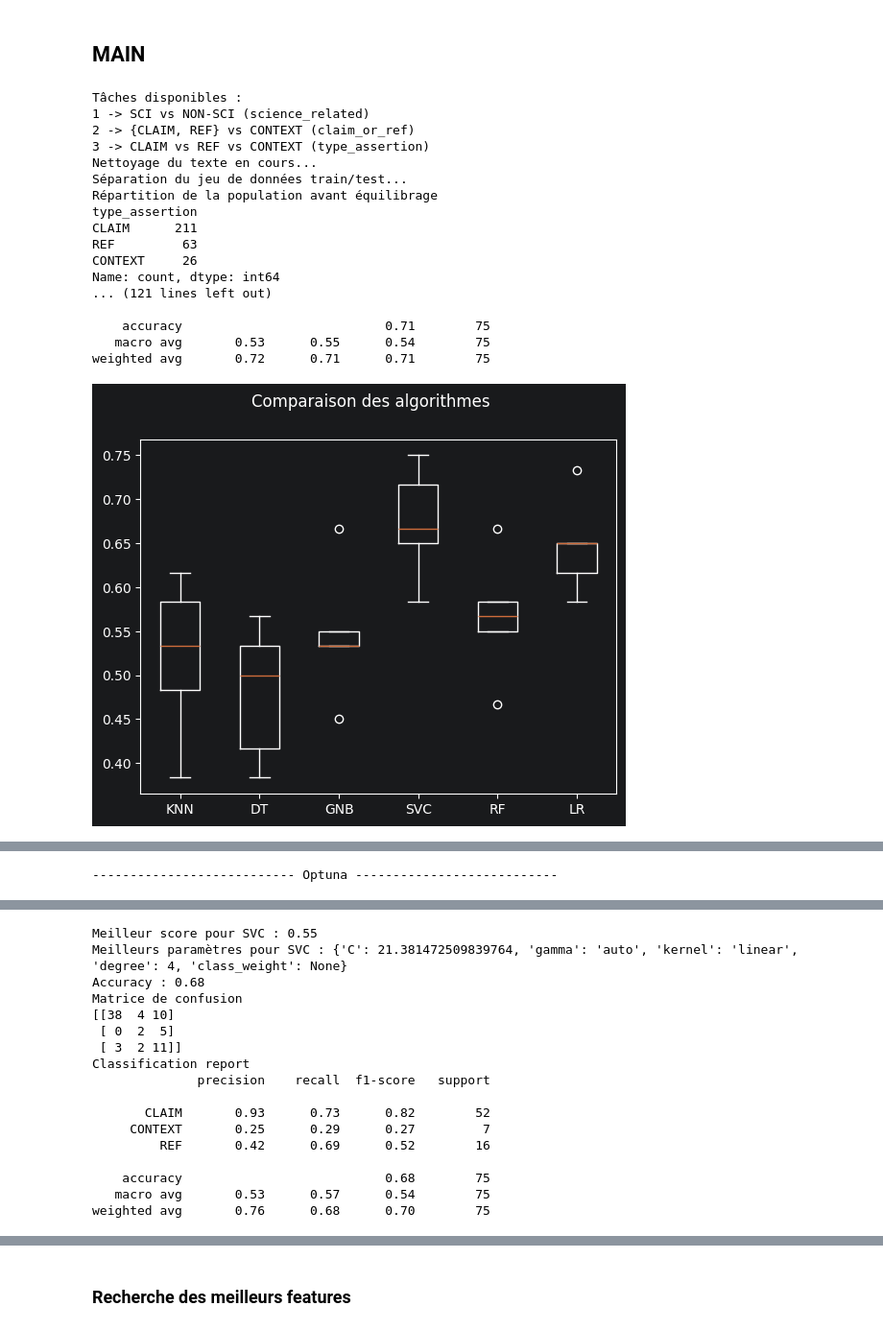
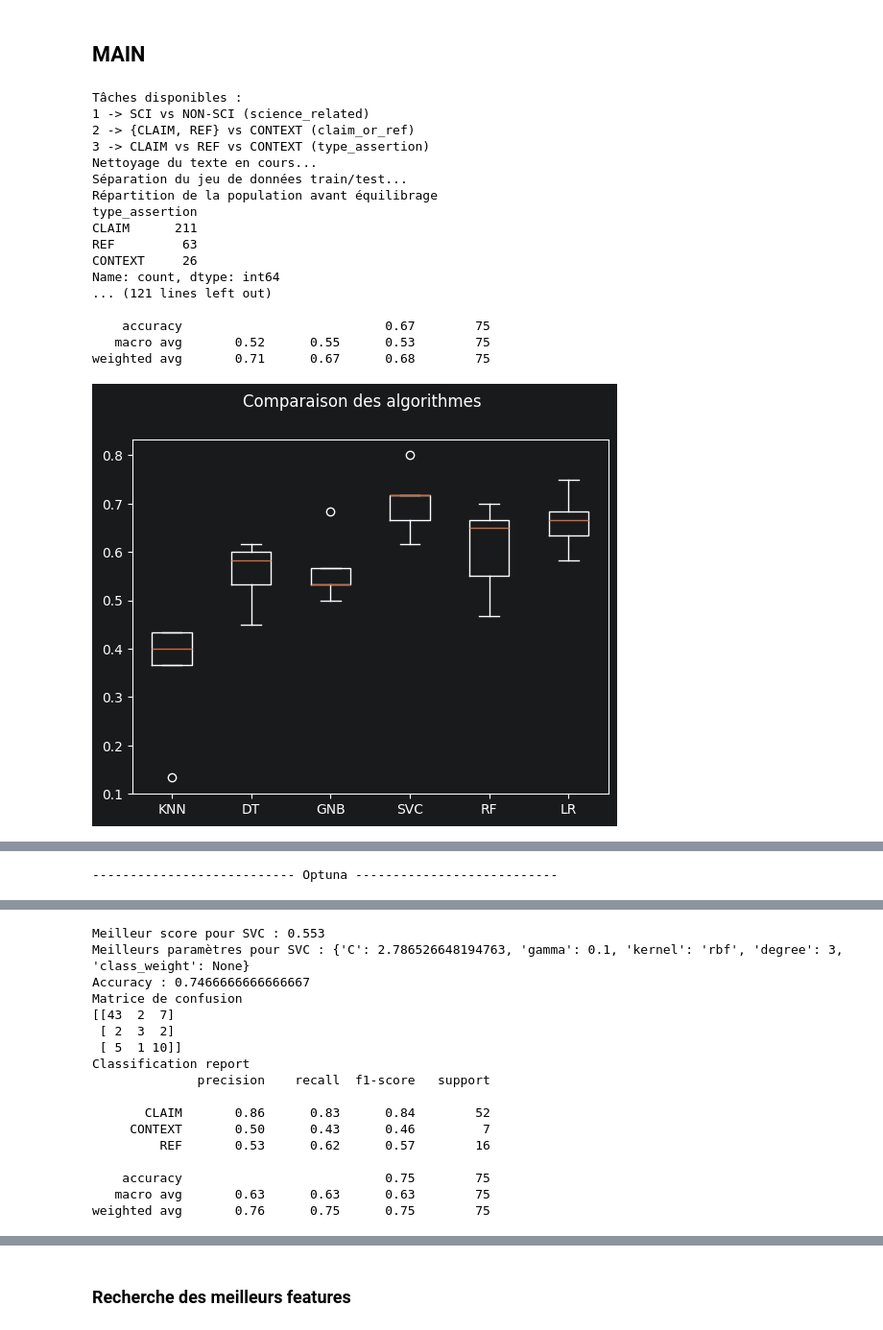
Before and after one commit to Phanpyyy/Classification-tweets, a Jupyter notebook: notebooks/main.ipynb, the cells around one changed output, grey strips where cells are left out. Shown at 96% size. Drawn from its saved outputs; the diff is of its cells as text; code cells hidden in the pictures.

```diff
--- a/notebooks/main.ipynb
+++ b/notebooks/main.ipynb
@@ -224,26 +225,26 @@ def get_priors(y_train) -> list:
     return priors_normalized
 
 
-def get_dico_classifieur(y_train, use_class_weight:bool=False) -> dict:
+def get_dico_classifieur(y_train, use_class_weight:bool=False, seed: int = 7) -> dict:
     result = {}
     # à décommenter uniquement pour faire les tests plus vite
     # return{"SVC":SVC()}
 
     if use_class_weight:
         result = {"KNN":KNeighborsClassifier(weights="distance"),   # n"a pas de class_weight
-            "DT":DecisionTreeClassifier(class_weight="balanced"),
+            "DT":DecisionTreeClassifier(class_weight="balanced", random_state=seed),
             "GNB":GaussianNB(priors = get_priors(y_train)), # n"a pas de class_weight
-            "SVC":SVC(class_weight="balanced"),
-            "RF":RandomForestClassifier(class_weight="balanced"),
-            "LR":LogisticRegression(class_weight="balanced")}
+            "SVC":SVC(class_weight="balanced", random_state=seed),
+            "RF":RandomForestClassifier(class_weight="balanced", random_state=seed),
+            "LR":LogisticRegression(class_weight="balanced", random_state=seed)}
 
     else :
         result = {"KNN":KNeighborsClassifier(),   # n"a pas de class_weight
-                "DT":DecisionTreeClassifier(),
+                "DT":DecisionTreeClassifier(random_state=seed),
                 "GNB":GaussianNB(), # n"a pas de class_weight
-                "SVC":SVC(),
-                "RF":RandomForestClassifier(),
-                "LR":LogisticRegression()}
+                "SVC":SVC(random_state=seed),
+                "RF":RandomForestClassifier(random_state=seed),
+                "LR":LogisticRegression(random_state=seed)}
 
     return result
 
@@ -787,7 +788,7 @@ def objective(trial, classifier_name, X, y, config):
 def get_best_params_optuna(classifier_name, X_train, y_train, X_test, y_test, config, labels=None):
     """ Fonction pour lancer l'optimisation avec Optuna et évaluer le meilleur modèle sur le set test."""
     print("--------------------------- Optuna ---------------------------\n\n")
-    study = optuna.create_study(direction="maximize")
+    study = optuna.create_study(direction="maximize", sampler=TPESampler(seed=7))
     study.optimize(lambda trial: objective(trial, classifier_name, X_train, y_train, config), n_trials=500)
 
     print(f"Meilleur score pour {classifier_name} :", round(study.best_value, 3))
@@ -904,7 +905,7 @@ def save_model(X_train, y_train, X_test, y_test, classifier_name, best_params, c
 df = add_derived_labels(df)
 noms = ["science_related", "claim_or_ref", "type_assertion"]
 equilibrage_options = ["class_weight", "SMOTE", "copy", "down", None]
-# hastag 1 hasthag+mot, 2 hastag, 3 mot
+# hashtag : 1 HASHTAG_mot, 2 HASHTAG, 3 mot
 
 print("Tâches disponibles :")
 print("1 -> SCI vs NON-SCI (science_related)")
@@ -913,7 +914,7 @@ print("3 -> CLAIM vs REF vs CONTEXT (type_assertion)")
 tache_choisie = int(input("Quelle tâche voulez-vous traiter (1/2/3) : "))
 colonne_y_choisie = noms[tache_choisie - 1]
 
-config = Config(urls=True, mentions=True, emojis=True, hashtags=3, punct=True, min_df=3, max_df=0.8, ngrams= (1,3), equilibrage="copy", colonne_y=colonne_y_choisie)
+config = Config(urls=True, mentions=False, emojis=True, hashtags=1, punct=False, min_df=3, max_df=0.8, ngrams= (1,2), equilibrage="SMOTE", colonne_y=colonne_y_choisie)
 
 X_train, X_test, y_train, y_test = cleanAndSplit(dataframe = df, urls=config.urls, mentions=config.mentions, emojis=config.emojis, hashtags=config.hashtags, punct=config.punct, colonne_y=config.colonne_y)
 
@@ -930,34 +931,34 @@ name_selected = input("Quel classifieur choisissez-vous\n:")
 use_weights = (config.equilibrage == "class_weight")
 dico_classifieur = get_dico_classifieur(y_train=y_train, use_class_weight=use_weights)
 found = False
 
 while not found:
     if name_selected not in dico_classifieur.keys():
         print(f"Classifieurs possibles : {dico_classifieur.keys()}")
         name_selected = input("Nom incorrect : Quel classifieur choisissez-vous\n:")
     else:
         found = True
 
 result = get_best_params_optuna(name_selected, X_train, y_train, X_test, y_test, config)
 
 
 save_model(X_train, y_train, X_test, y_test, name_selected, result, config)
 # %% [output]
 Tâches disponibles :
 1 -> SCI vs NON-SCI (science_related)
 2 -> {CLAIM, REF} vs CONTEXT (claim_or_ref)
 3 -> CLAIM vs REF vs CONTEXT (type_assertion)
 Nettoyage du texte en cours...
 Séparation du jeu de données train/test...
 Répartition de la population avant équilibrage
 type_assertion
 CLAIM      211
 REF         63
 CONTEXT     26
 Name: count, dtype: int64
 ... (121 lines left out)
 
-    accuracy                           0.71        75
-   macro avg       0.53      0.55      0.54        75
-weighted avg       0.72      0.71      0.71        75
+    accuracy                           0.67        75
+   macro avg       0.52      0.55      0.53        75
+weighted avg       0.71      0.67      0.68        75
-[figure, old version]
+[figure, new version]
@@ -984,17 +986,17 @@ weighted avg       0.72      0.71      0.71        75
-Meilleur score pour SVC : 0.55
-Meilleurs paramètres pour SVC : {'C': 21.381472509839764, 'gamma': 'auto', 'kernel': 'linear', 'degree': 4, 'class_weight': None}
-Accuracy : 0.68
+Meilleur score pour SVC : 0.553
+Meilleurs paramètres pour SVC : {'C': 2.786526648194763, 'gamma': 0.1, 'kernel': 'rbf', 'degree': 3, 'class_weight': None}
+Accuracy : 0.7466666666666667
 Matrice de confusion
-[[38  4 10]
- [ 0  2  5]
- [ 3  2 11]]
+[[43  2  7]
+ [ 2  3  2]
+ [ 5  1 10]]
 Classification report
               precision    recall  f1-score   support
 
-       CLAIM       0.93      0.73      0.82        52
-     CONTEXT       0.25      0.29      0.27         7
-         REF       0.42      0.69      0.52        16
+       CLAIM       0.86      0.83      0.84        52
+     CONTEXT       0.50      0.43      0.46         7
+         REF       0.53      0.62      0.57        16
 
-    accuracy                           0.68        75
-   macro avg       0.53      0.57      0.54        75
-weighted avg       0.76      0.68      0.70        75
+    accuracy                           0.75        75
+   macro avg       0.63      0.63      0.63        75
+weighted avg       0.76      0.75      0.75        75
```
Also changed, not shown: parts of 3 cells of this notebook, 10 other files.
